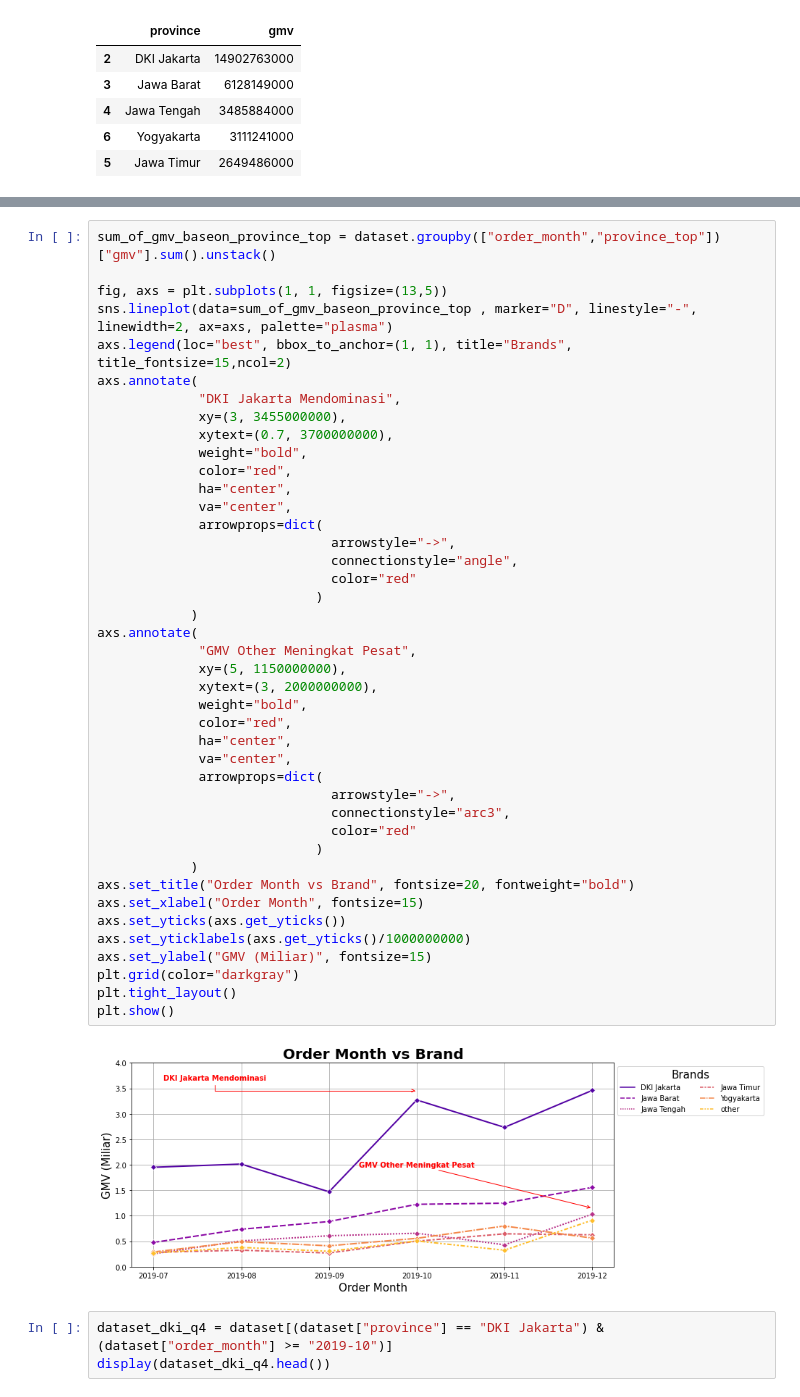
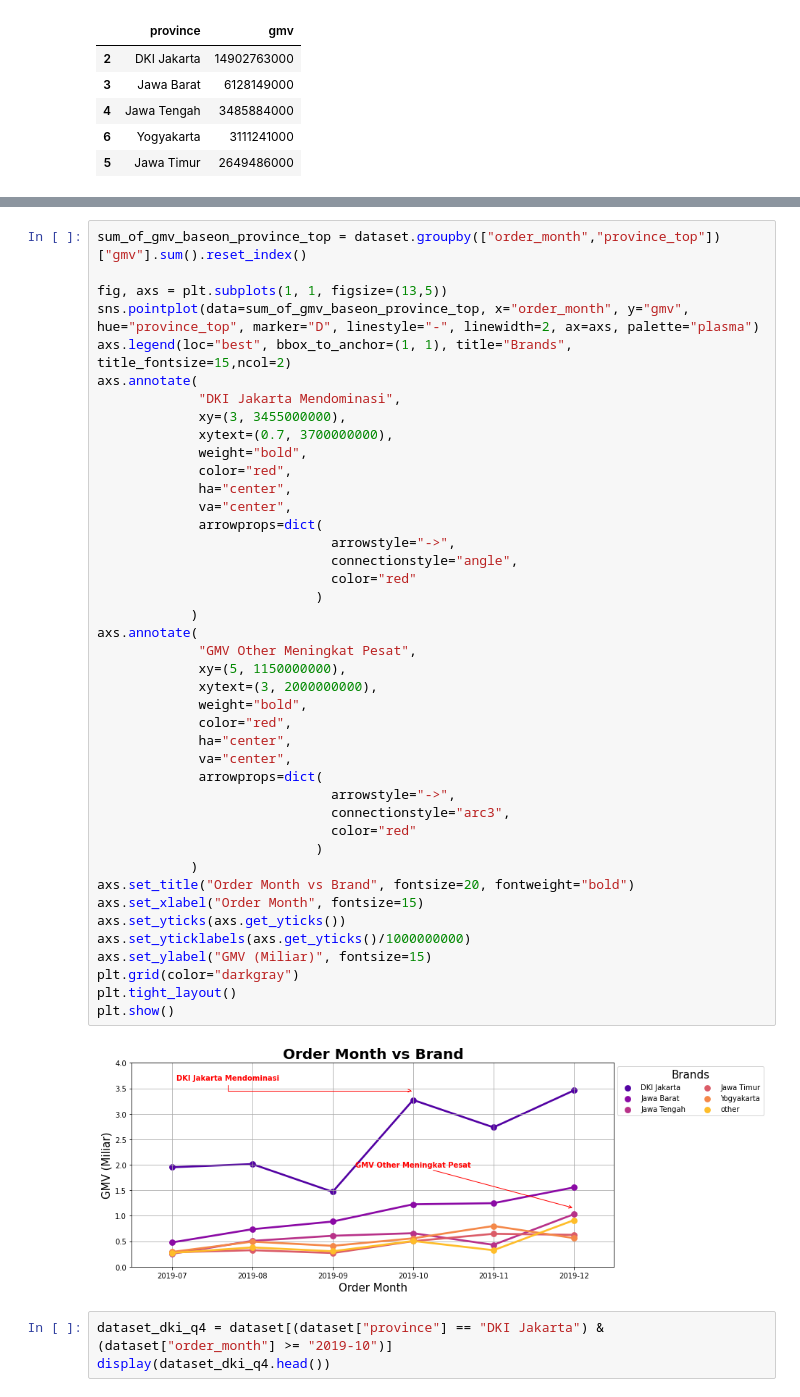
Before and after one commit to UsepSyaikalArifin/Application-File-PT-Bukit-Makmur-Mandiri-Utama-BUMA-, a Jupyter notebook: Kelas Fundamental/Data Visualization with Python Matplotlib for Beginner/Jupyter Notebook/main.ipynb, the cells around one changed output, grey strips where cells are left out. Cells and saved outputs as stored; diff of their text form.

Commit message:
Finish Data Visualization

```diff
--- a/Kelas Fundamental/Data Visualization with Python Matplotlib for Beginner/Jupyter Notebook/main.ipynb
+++ b/Kelas Fundamental/Data Visualization with Python Matplotlib for Beginner/Jupyter Notebook/main.ipynb
@@ -215,10 +220,10 @@ display(dataset.head())
 | 3 | 1683592 | 2019-08-19 | 16364 | Jakarta Barat | DKI Jakarta | P0128 | BRAND_A | 4 | 205000 | ... |
 | 4 | 1702573 | 2019-10-16 | 15696 | Jakarta Timur | DKI Jakarta | P2968 | BRAND_R | 2 | 4475000 | ... |
 # %%
-sum_of_gmv_baseon_province_top = dataset.groupby(["order_month","province_top"])["gmv"].sum().unstack()
+sum_of_gmv_baseon_province_top = dataset.groupby(["order_month","province_top"])["gmv"].sum().reset_index()
 
 fig, axs = plt.subplots(1, 1, figsize=(13,5))
-sns.lineplot(data=sum_of_gmv_baseon_province_top , marker="D", linestyle="-", linewidth=2, ax=axs, palette="plasma")
+sns.pointplot(data=sum_of_gmv_baseon_province_top, x="order_month", y="gmv", hue="province_top", marker="D", linestyle="-", linewidth=2, ax=axs, palette="plasma")
 axs.legend(loc="best", bbox_to_anchor=(1, 1), title="Brands", title_fontsize=15,ncol=2)
 axs.annotate(
              "DKI Jakarta Mendominasi",
@@ -230,34 +235,34 @@ axs.annotate(
              va="center",
              arrowprops=dict(
                               arrowstyle="->",
                               connectionstyle="angle",
                               color="red"
                             )
             )
 axs.annotate(
              "GMV Other Meningkat Pesat",
              xy=(5, 1150000000),
              xytext=(3, 2000000000),
              weight="bold",
              color="red",
              ha="center",
              va="center",
              arrowprops=dict(
                               arrowstyle="->",
                               connectionstyle="arc3",
                               color="red"
                             )
             )
 axs.set_title("Order Month vs Brand", fontsize=20, fontweight="bold")
 axs.set_xlabel("Order Month", fontsize=15)
 axs.set_yticks(axs.get_yticks())
 axs.set_yticklabels(axs.get_yticks()/1000000000)
 axs.set_ylabel("GMV (Miliar)", fontsize=15)
 plt.grid(color="darkgray")
 plt.tight_layout()
 plt.show()
 # %% [output]
-[figure, old version]
+[figure, new version]
 # %%
 dataset_dki_q4 = dataset[(dataset["province"] == "DKI Jakarta") & (dataset["order_month"] >= "2019-10")]
 display(dataset_dki_q4.head())
```
Also changed, not shown: parts of 16 cells of this notebook.
